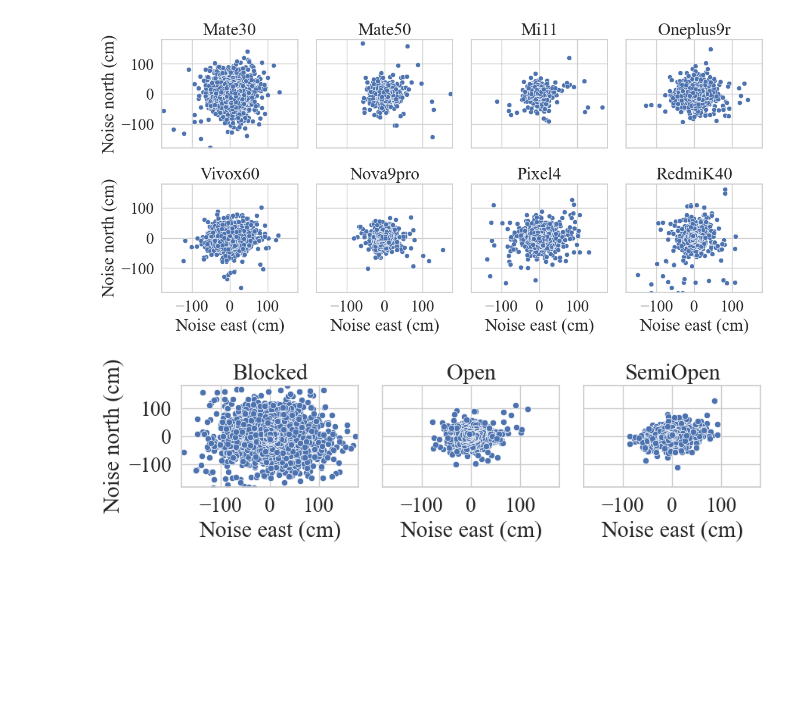
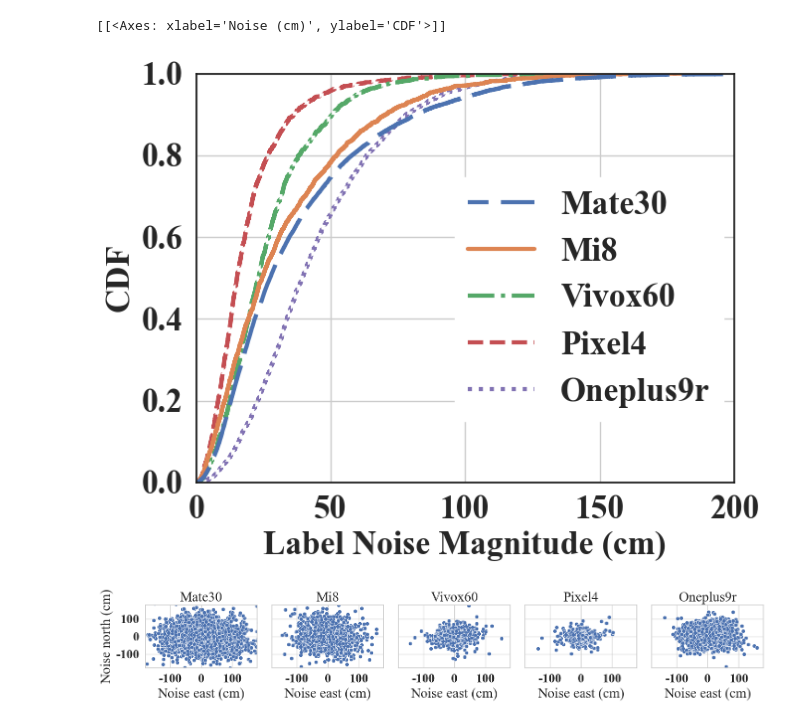
Before and after one commit to XinNoil/IGRProcess, a Jupyter notebook: plots/plot_err_mate30.ipynb, the cells around one changed output. Cells and saved outputs as stored; diff of their text form; code cells hidden in the pictures; blank space fills up the shorter version.

```diff
--- a/plots/plot_err_mate30.ipynb
+++ b/plots/plot_err_mate30.ipynb
@@ -106,21 +137,61 @@ g.savefig('Figures/err_h_cdf_bytype.png', dpi=150, pad_inches=0.2)
+# %%
+# setfontsize(24)
+fontsize = 24
+# g = plot_cdf(df, 'err_h', xlabel='Noise magnitude (cm)', xlim=[0, 200], plot_params={'aspect':1.2})
+# plt.show()
+# g.savefig('Figures/err_h_cdf.png', dpi=150, pad_inches=0.2)
+
+# g = plot_cdf(pdf, 'err_h', xlabel='Noise magnitude (cm)', xlim=[0, 200], fig_param={'font_scale':2.0}, plot_params={'aspect':1.2, 'hue':'Device'}) # 'col':'phone', 'col_wrap': 4
+g = plot_cdf(pdf, xlim=[0, 200], xlabel='Noise (cm)', plot_params={'x':'err_h', 'hue':'Device', 'aspect':1.3, 'height':5, 'linewidth':3}) # , fig_param={'font_scale':2.0}
+# sns.set(style='whitegrid',color_codes=True)
+print(g.axes)
+# sns.despine(g.figure, top=True,right=True,left=True,bottom=True, offset=None, trim=False)
+lss = [':', '--', '-.', '-', (5, (10, 3))]
+handles = g._legend.legendHandles[::-1]
+
+for ax in g.axes.flat:
+    for line, ls in zip(ax.lines, lss):
+        line.set_linestyle(ls)
+    ax.spines['top'].set(visible=True, edgecolor='k', alpha=1)
+    ax.spines['right'].set(visible=True, edgecolor='k', alpha=1)
+    ax.spines['left'].set(visible=True, edgecolor='k', alpha=1)
+    ax.spines['bottom'].set(visible=True, edgecolor='k', alpha=1)
+
+for handle, ls in zip(handles, lss):
+    handle.set_ls(ls)
+sns.move_legend(g, 'center right', bbox_to_anchor=(0.80, 0.5), frameon=True, framealpha=1, facecolor='w', edgecolor='w', fancybox=False, fontsize=fontsize)
+g.legend.set_title('')
+g.set_ylabels('CDF', fontdict={'fontsize':fontsize, 'fontweight':'bold'})
+g.set_xlabels('Label Noise Magnitude (cm)', fontdict={'fontsize':fontsize, 'fontweight':'bold'})
+for ax in g.axes.flat:
+    ax.tick_params(axis='x', labelsize=fontsize)
+    ax.tick_params(axis='y', labelsize=fontsize)
+plt.show()
+# g.savefig('Figures/err_h_cdf_byphone.png', dpi=150, pad_inches=0.2)
+g.figure.savefig('Figures/noiseD.pdf', bbox_inches='tight', transparent=True, pad_inches=0)
+# g = plot_cdf(pdf, 'err_h', xlabel='Noise magnitude (cm)', xlim=[0, 200], fig_param={'font_scale':2.0}, plot_params={'aspect':1.2, 'hue':'Route type'}) # 'col':'phone', 'col_wrap': 4
+# plt.show()
+# g.savefig('Figures/err_h_cdf_bytype.png', dpi=150, pad_inches=0.2)
+# %% [output]
+[[<Axes: xlabel='Noise (cm)', ylabel='CDF'>]]
+[figure, added]
 # %%
 sns.set(**{'style':'whitegrid', 'font_scale':1.8, 'font':'Times New Roman'})
-g = sns.FacetGrid(pdf, col="Device",  col_wrap=4, xlim=[-180, 180], ylim=[-180, 180], despine=False)
+g = sns.FacetGrid(pdf, col="Device",  col_wrap=5, xlim=[-180, 180], ylim=[-180, 180], despine=False)
 g.map(sns.scatterplot, "Noise east (cm)", "Noise north (cm)")
 g.set_titles("{col_name}")
 
 plt.show()
 g.savefig('Figures/err_scatter_byphone.png', dpi=150, pad_inches=0.2)
 
-sns.set(**{'style':'whitegrid', 'font_scale':1.8, 'font':'Times New Roman'})
-g = sns.FacetGrid(pdf, col="Route type",  col_wrap=4, xlim=[-180, 180], ylim=[-180, 180], despine=False)
-g.map(sns.scatterplot, "Noise east (cm)", "Noise north (cm)")
-g.set_titles("{col_name}")
-plt.show()
-g.savefig('Figures/err_scatter_bytype.png', dpi=150, pad_inches=0.2)
+# sns.set(**{'style':'whitegrid', 'font_scale':1.8, 'font':'Times New Roman'})
+# g = sns.FacetGrid(pdf, col="Route type",  col_wrap=4, xlim=[-180, 180], ylim=[-180, 180], despine=False)
+# g.map(sns.scatterplot, "Noise east (cm)", "Noise north (cm)")
+# g.set_titles("{col_name}")
+# plt.show()
+# g.savefig('Figures/err_scatter_bytype.png', dpi=150, pad_inches=0.2)
 # %% [output]
-[figure, old version]
+[figure, new version]
-[figure, removed]
 # %%
 import numpy as np
 new_df = pd.DataFrame({
```
Also changed, not shown: parts of 7 cells of this notebook, 8 other files.
